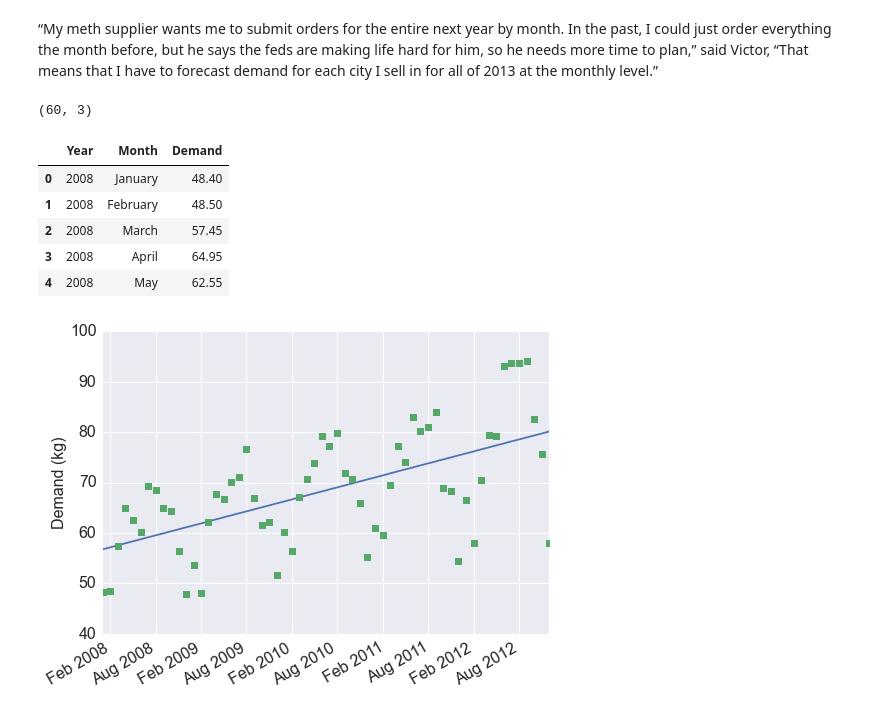
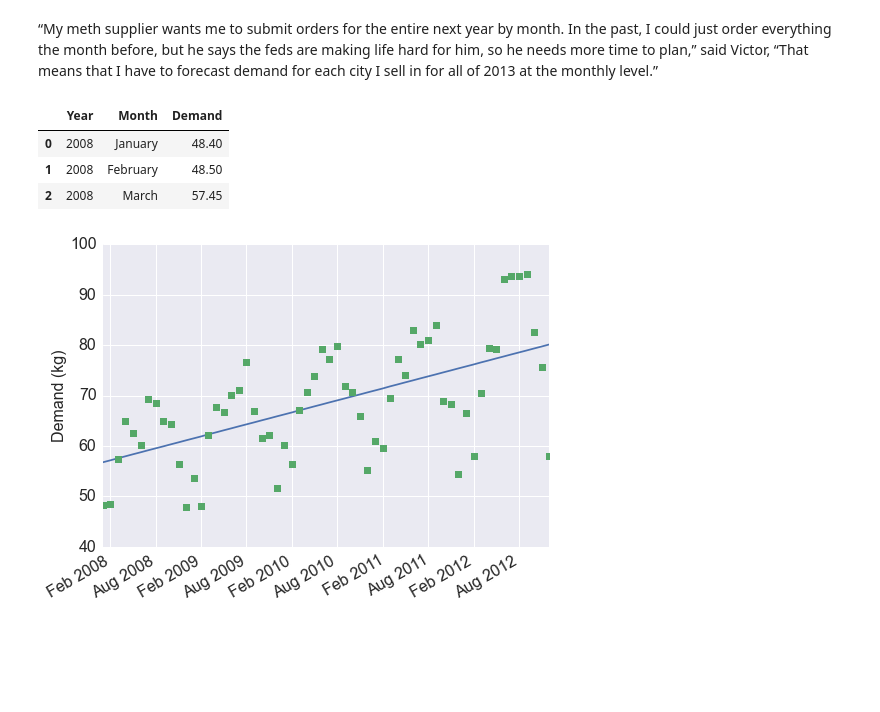
Before and after one commit to shchao53/ASTR596_Practical_ML, a Jupyter notebook: ASTR596_presentation.ipynb, the cells around one changed output. Cells and saved outputs as stored; diff of their text form; code cells hidden in the pictures; blank space fills up the shorter version.

```diff
--- a/ASTR596_presentation.ipynb
+++ b/ASTR596_presentation.ipynb
@@ -128,15 +127,12 @@ http://analyticsmadeskeezy.com/2012/11/15/forecasting-made-skeezy-projecting-met
 # %% [markdown]
 “My meth supplier wants me to submit orders for the entire next year by month. In the past, I could just order everything the month before, but he says the feds are making life hard for him, so he needs more time to plan,” said Victor, “That means that I have to forecast demand for each city I sell in for all of 2013 at the monthly level.”
 # %%
+# Load data
 df_raw_demand = pd.read_csv('2.ExponentialSmoothing.csv')
-print df_raw_demand.shape
-df_raw_demand.head()
+df_raw_demand.head(3)
 # %% [output]
-(60, 3)
 |  | Year | Month | Demand |
 | 0 | 2008 | January | 48.40 |
 | 1 | 2008 | February | 48.50 |
 | 2 | 2008 | March | 57.45 |
-| 3 | 2008 | April | 64.95 |
-| 4 | 2008 | May | 62.55 |
 # %%
```
Also changed, not shown: parts of 12 cells of this notebook.
